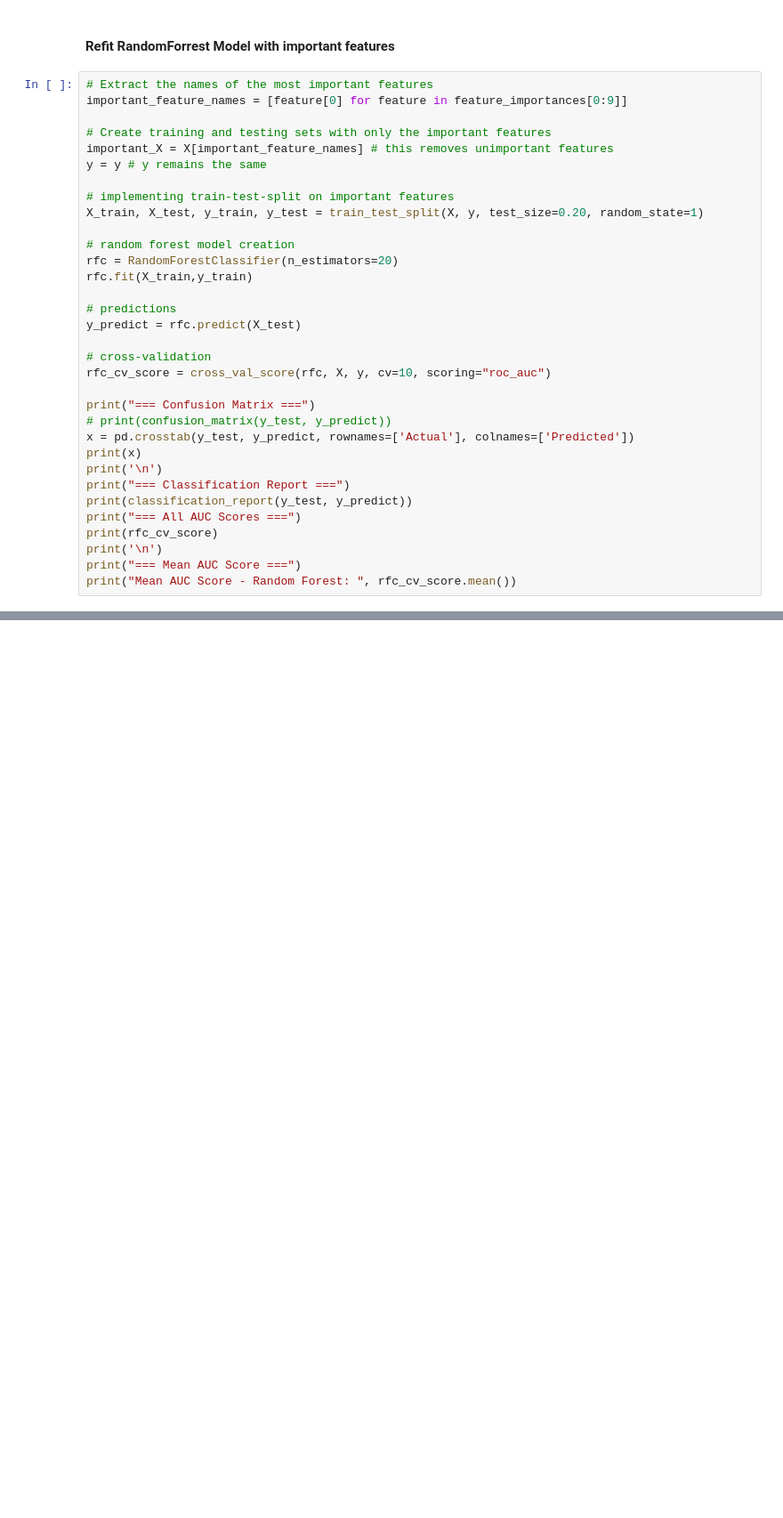
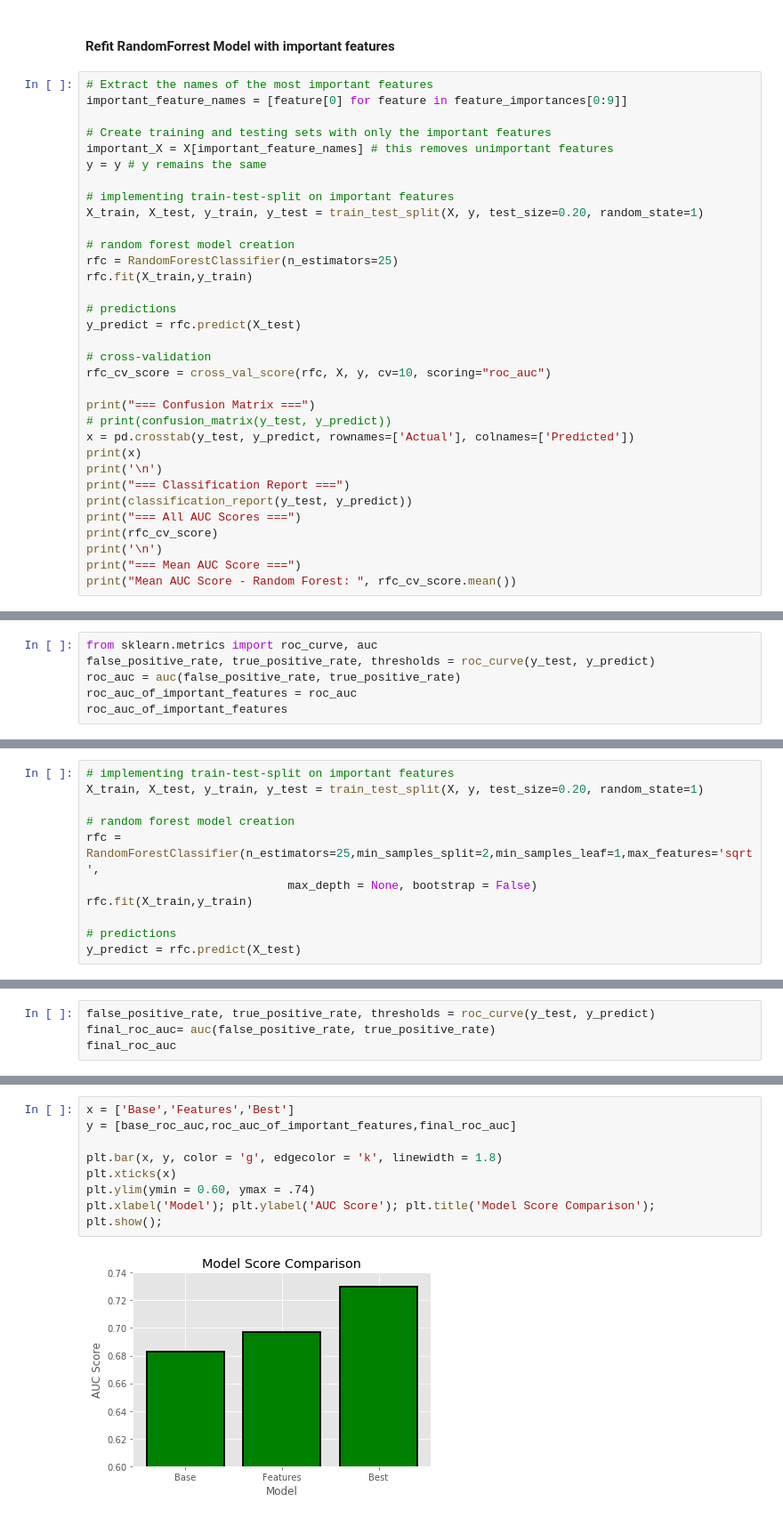
Before and after one commit to cyrusParvereshi/HipHop-R-B_Hit_Song_Prediction, a Jupyter notebook: RandomForrests.ipynb, the cells around one changed output, grey strips where cells are left out. Shown at 89% size. Saved outputs shown, nothing was run; the diff lists cells and outputs as text; blank space fills up the shorter version.

```diff
--- a/RandomForrests.ipynb
+++ b/RandomForrests.ipynb
@@ -230,7 +216,7 @@ y = y # y remains the same
 X_train, X_test, y_train, y_test = train_test_split(X, y, test_size=0.20, random_state=1)
 
 # random forest model creation
-rfc = RandomForestClassifier(n_estimators=20)
+rfc = RandomForestClassifier(n_estimators=25)
 rfc.fit(X_train,y_train)
 
 # predictions
@@ -278,0 +265,6 @@ This model is better as we get a better AUC score of 63.9.
+# %%
+from sklearn.metrics import roc_curve, auc
+false_positive_rate, true_positive_rate, thresholds = roc_curve(y_test, y_predict)
+roc_auc = auc(false_positive_rate, true_positive_rate)
+roc_auc_of_important_features = roc_auc
+roc_auc_of_important_features
@@ -311,0 +405,11 @@ To use RandomizedSearchCV, we first need to create a parameter grid to sample fr
+# %%
+# implementing train-test-split on important features
+X_train, X_test, y_train, y_test = train_test_split(X, y, test_size=0.20, random_state=1)
+
+# random forest model creation
+rfc = RandomForestClassifier(n_estimators=25,min_samples_split=2,min_samples_leaf=1,max_features='sqrt',
+                             max_depth = None, bootstrap = False)
+rfc.fit(X_train,y_train)
+
+# predictions
+y_predict = rfc.predict(X_test)
@@ -311,0 +452,4 @@ To use RandomizedSearchCV, we first need to create a parameter grid to sample fr
+# %%
+false_positive_rate, true_positive_rate, thresholds = roc_curve(y_test, y_predict)
+final_roc_auc= auc(false_positive_rate, true_positive_rate)
+final_roc_auc
@@ -311,0 +465,11 @@ To use RandomizedSearchCV, we first need to create a parameter grid to sample fr
+# %%
+x = ['Base','Features','Best']
+y = [base_roc_auc,roc_auc_of_important_features,final_roc_auc]
+
+plt.bar(x, y, color = 'g', edgecolor = 'k', linewidth = 1.8)
+plt.xticks(x)
+plt.ylim(ymin = 0.60, ymax = .74)
+plt.xlabel('Model'); plt.ylabel('AUC Score'); plt.title('Model Score Comparison');
+plt.show();
+# %% [output]
+[figure, added]
```
Also changed, not shown: parts of 47 cells of this notebook.
